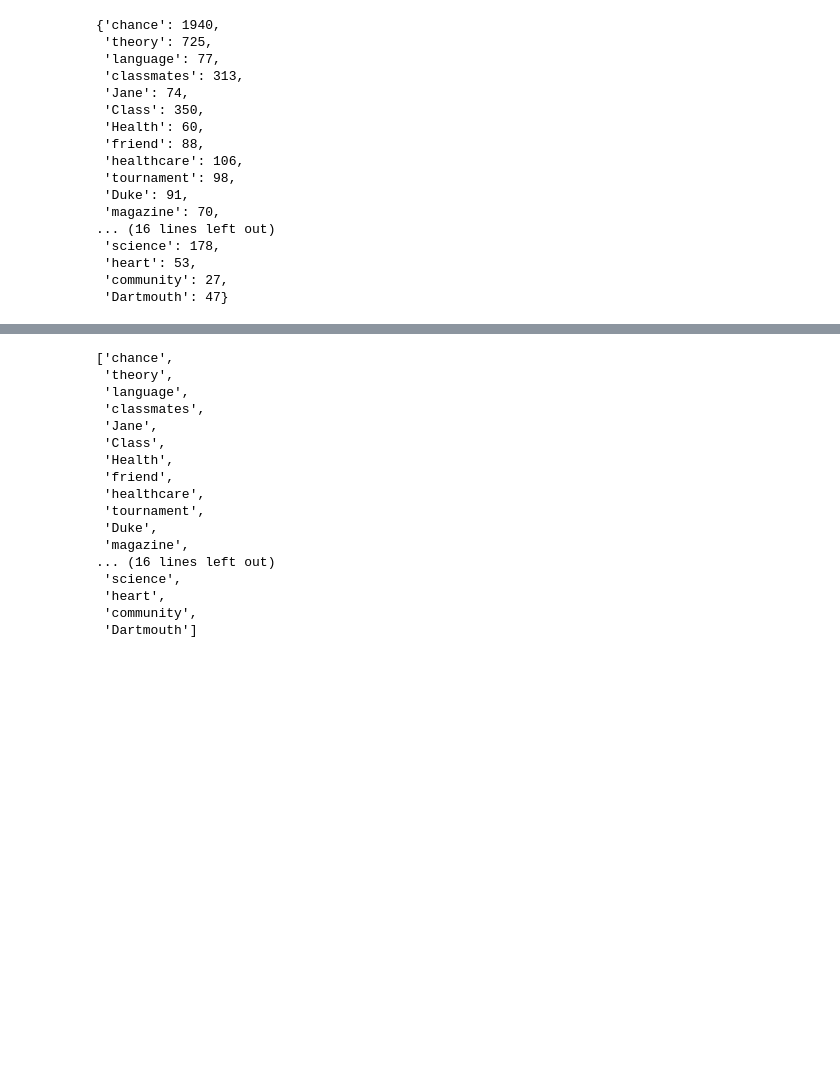
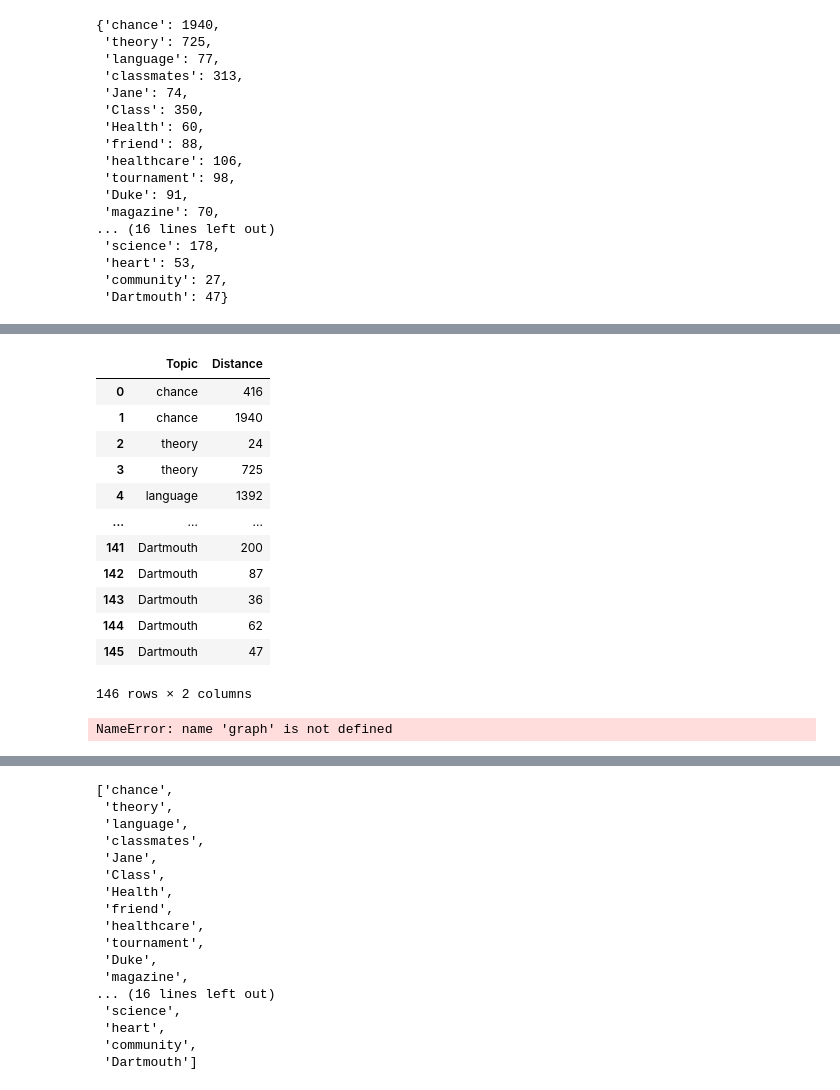
Before and after one commit to kwangilkimkenny/Story_Analysis, a Jupyter notebook: plot_analysis.ipynb, the cells around one changed output, grey strips where cells are left out. Saved outputs shown, nothing was run; the diff lists cells and outputs as text; code cells hidden in the pictures; blank space fills up the shorter version.

```diff
--- a/plot_analysis.ipynb
+++ b/plot_analysis.ipynb
@@ -901,0 +862,41 @@ plt.show()
+# %%
+df__.columns = ["Topic", "Distance"]
+df__
+#이 결과를 토픽단어와 전체 단어들과의 거리를 네트웍그래프로 표현해보면....
+# %% [output]
+|  | Topic | Distance |
+| 0 | chance | 416 |
+| 1 | chance | 1940 |
+| 2 | theory | 24 |
+| 3 | theory | 725 |
+| 4 | language | 1392 |
+| ... | ... | ... |
+| 141 | Dartmouth | 200 |
+| 142 | Dartmouth | 87 |
+| 143 | Dartmouth | 36 |
+| 144 | Dartmouth | 62 |
+| 145 | Dartmouth | 47 |
+146 rows × 2 columns
+# %%
+#안됨... 나중에 시도.. 현재 R 전문가에 의뢰한 상태임...
+
+from plotnine import ggplot, aes, geom_point
+
+
+class Topic_:
+    def __init__(self, topic, distance ):
+        self.topic = topic
+        self.distance = distance
+
+    def __lt__(self, other):
+        return self.distance < other.distance
+
+graph.df__.frame()
+
+(
+    ggplot(df__)  # What data to use
+    + aes(x="Distance",y="Topic_(Topic, Distance)")  # What variable to use
+    + geom_point()  # Geometric object to use for drawing
+)
+# %% [output]
+NameError: name 'graph' is not defined
```
Also changed, not shown: parts of 27 cells of this notebook.
